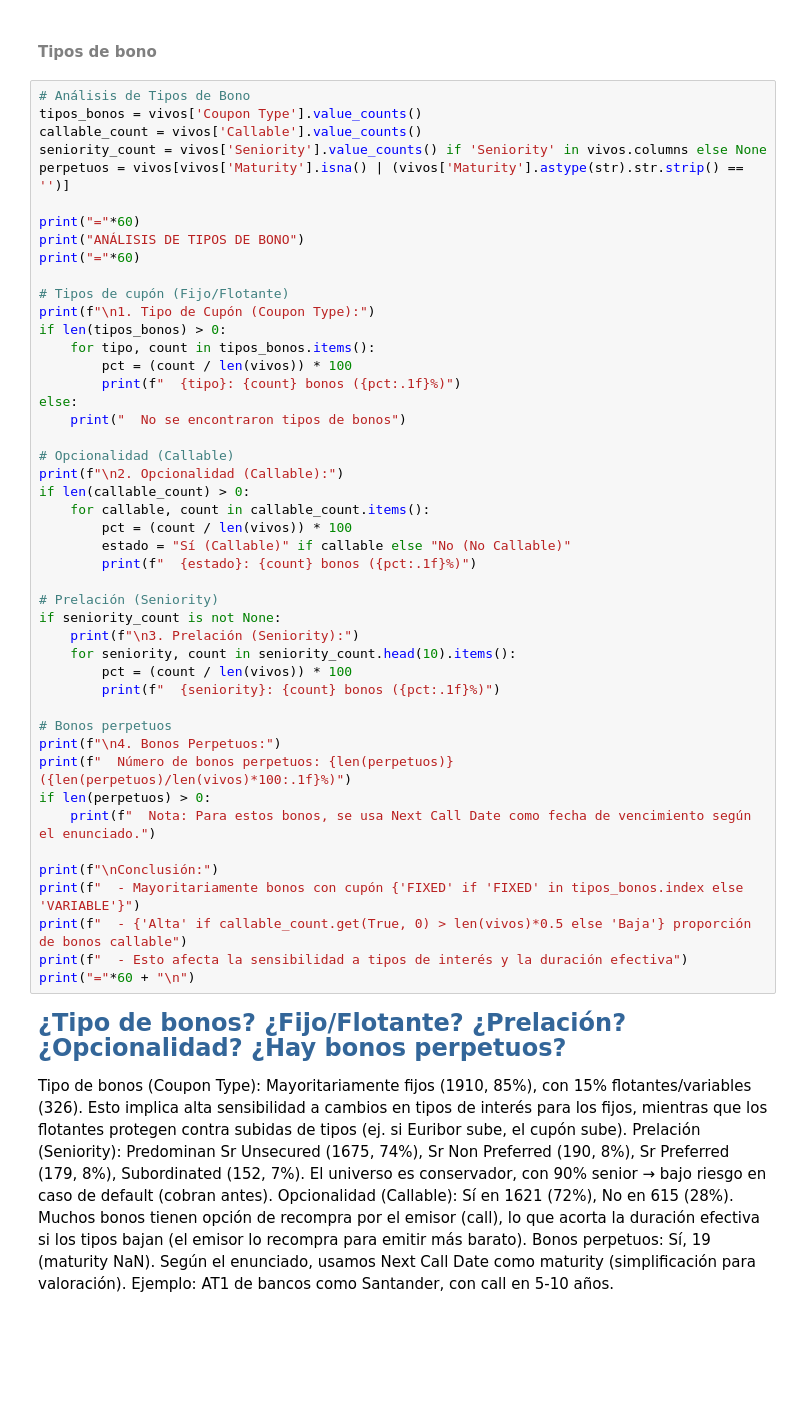
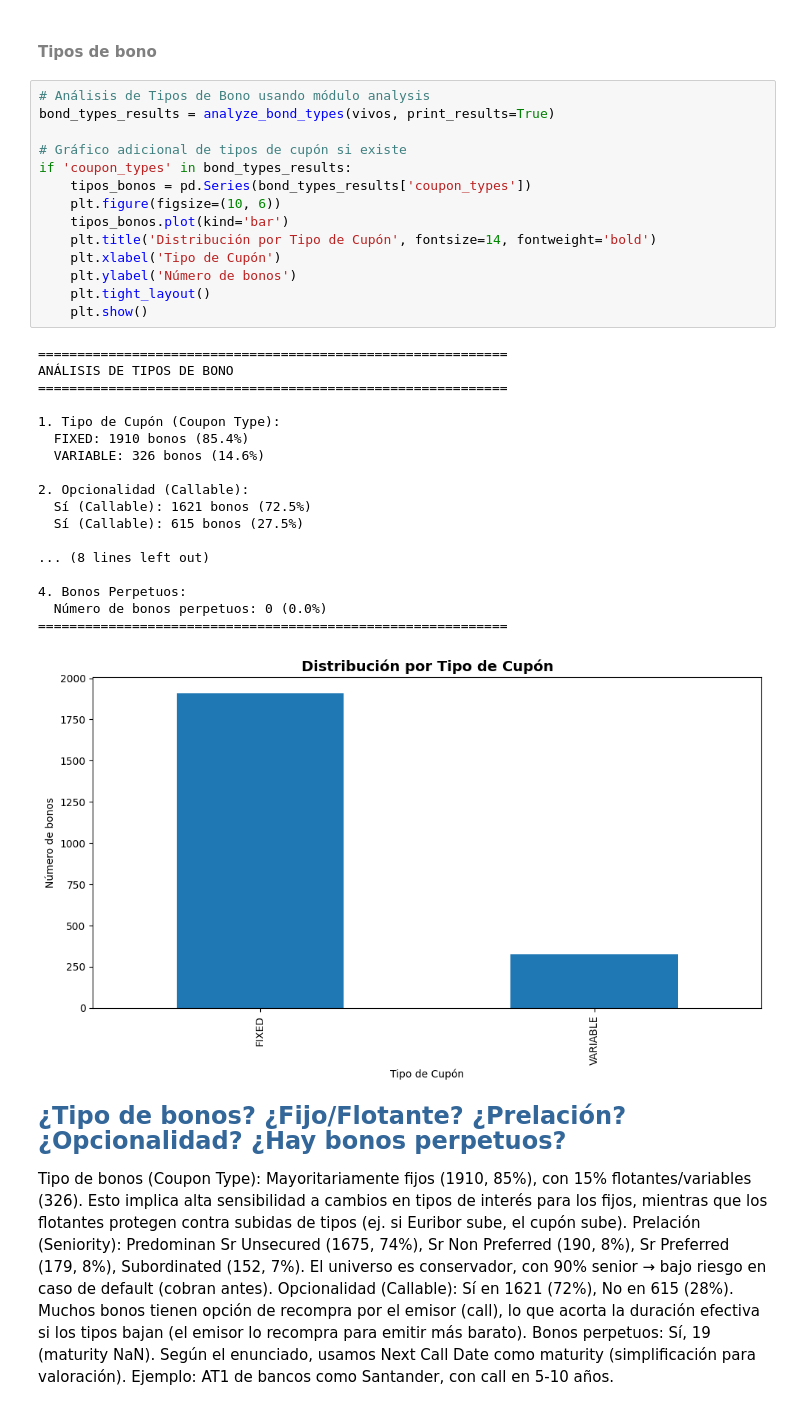
Before and after one commit to ALBERELVIS/Analisis-Cartera-De-Renta-Fija, a Jupyter notebook: src/TallerRF_AnálisisCartera_Enunciado.ipynb, the cells around one changed output. Saved outputs shown, nothing was run; the diff lists cells and outputs as text; blank space fills up the shorter version.

```diff
--- a/src/TallerRF_AnálisisCartera_Enunciado.ipynb
+++ b/src/TallerRF_AnálisisCartera_Enunciado.ipynb
@@ -172,51 +142,38 @@ El universo está compuesto exclusivamente por bonos en EUR (Euro). No hay diver
 # %% [markdown]
 #### <font color=#808080>Tipos de bono</font>
 # %%
-# Análisis de Tipos de Bono
-tipos_bonos = vivos['Coupon Type'].value_counts()
-callable_count = vivos['Callable'].value_counts()
-seniority_count = vivos['Seniority'].value_counts() if 'Seniority' in vivos.columns else None
-perpetuos = vivos[vivos['Maturity'].isna() | (vivos['Maturity'].astype(str).str.strip() == '')]
+# Análisis de Tipos de Bono usando módulo analysis
+bond_types_results = analyze_bond_types(vivos, print_results=True)
 
-print("="*60)
-print("ANÁLISIS DE TIPOS DE BONO")
-print("="*60)
-
-# Tipos de cupón (Fijo/Flotante)
-print(f"\n1. Tipo de Cupón (Coupon Type):")
-if len(tipos_bonos) > 0:
-    for tipo, count in tipos_bonos.items():
-        pct = (count / len(vivos)) * 100
-        print(f"  {tipo}: {count} bonos ({pct:.1f}%)")
-else:
-    print("  No se encontraron tipos de bonos")
-
-# Opcionalidad (Callable)
-print(f"\n2. Opcionalidad (Callable):")
-if len(callable_count) > 0:
-    for callable, count in callable_count.items():
-        pct = (count / len(vivos)) * 100
-        estado = "Sí (Callable)" if callable else "No (No Callable)"
-        print(f"  {estado}: {count} bonos ({pct:.1f}%)")
-
-# Prelación (Seniority)
-if seniority_count is not None:
-    print(f"\n3. Prelación (Seniority):")
-    for seniority, count in seniority_count.head(10).items():
-        pct = (count / len(vivos)) * 100
-        print(f"  {seniority}: {count} bonos ({pct:.1f}%)")
-
-# Bonos perpetuos
-print(f"\n4. Bonos Perpetuos:")
-print(f"  Número de bonos perpetuos: {len(perpetuos)} ({len(perpetuos)/len(vivos)*100:.1f}%)")
-if len(perpetuos) > 0:
-    print(f"  Nota: Para estos bonos, se usa Next Call Date como fecha de vencimiento según el enunciado.")
-
-print(f"\nConclusión:")
-print(f"  - Mayoritariamente bonos con cupón {'FIXED' if 'FIXED' in tipos_bonos.index else 'VARIABLE'}")
-print(f"  - {'Alta' if callable_count.get(True, 0) > len(vivos)*0.5 else 'Baja'} proporción de bonos callable")
-print(f"  - Esto afecta la sensibilidad a tipos de interés y la duración efectiva")
-print("="*60 + "\n")
+# Gráfico adicional de tipos de cupón si existe
+if 'coupon_types' in bond_types_results:
+    tipos_bonos = pd.Series(bond_types_results['coupon_types'])
+    plt.figure(figsize=(10, 6))
+    tipos_bonos.plot(kind='bar')
+    plt.title('Distribución por Tipo de Cupón', fontsize=14, fontweight='bold')
+    plt.xlabel('Tipo de Cupón')
+    plt.ylabel('Número de bonos')
+    plt.tight_layout()
+    plt.show()
+# %% [output]
+============================================================
+ANÁLISIS DE TIPOS DE BONO
+============================================================
+
+1. Tipo de Cupón (Coupon Type):
+  FIXED: 1910 bonos (85.4%)
+  VARIABLE: 326 bonos (14.6%)
+
+2. Opcionalidad (Callable):
+  Sí (Callable): 1621 bonos (72.5%)
+  Sí (Callable): 615 bonos (27.5%)
+
+... (8 lines left out)
+
+4. Bonos Perpetuos:
+  Número de bonos perpetuos: 0 (0.0%)
+============================================================
+[figure, added]
 # %% [markdown]
 
 <font color=#336699 size=5><b>¿Tipo de bonos? ¿Fijo/Flotante? ¿Prelación? ¿Opcionalidad? ¿Hay bonos perpetuos?</b></font>
```
Also changed, not shown: parts of 26 cells of this notebook, 7 other files.
